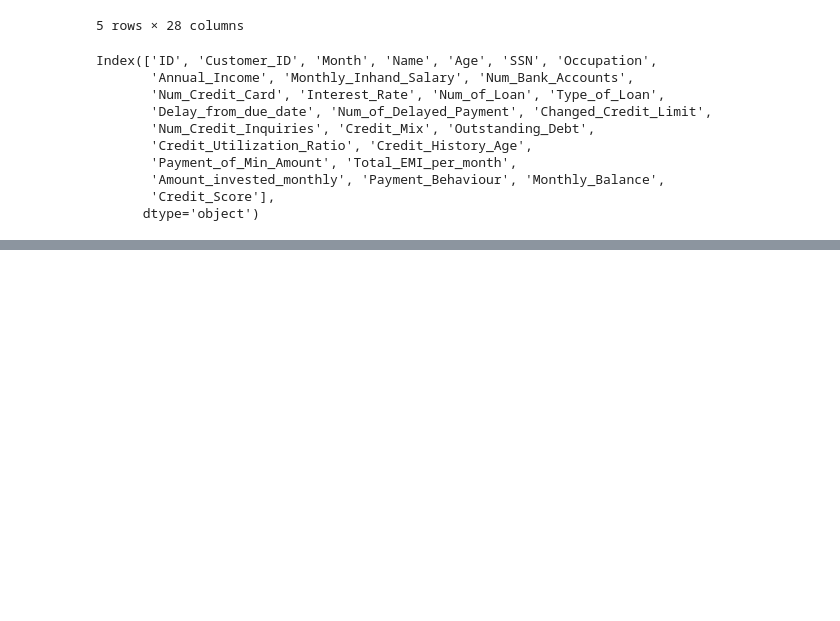
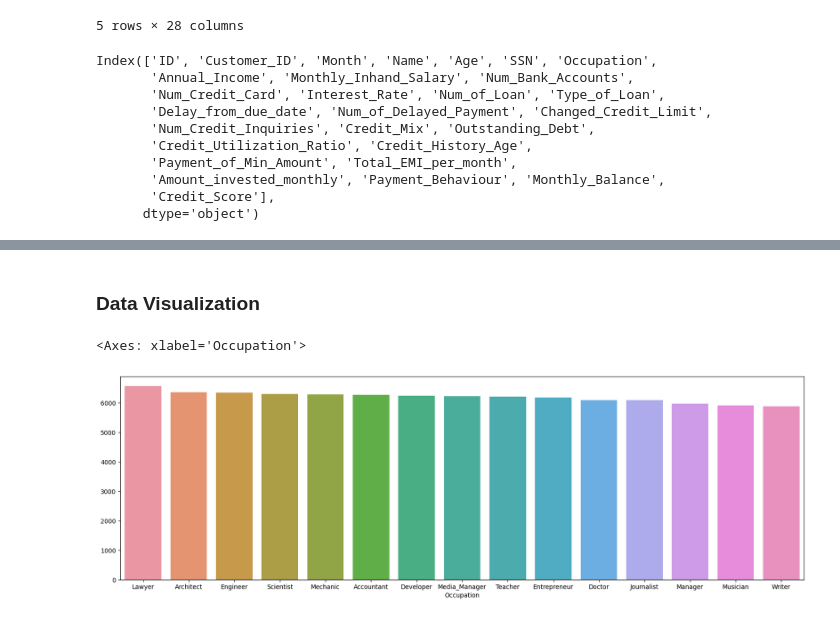
Before and after one commit to lilfakeS/MBAN6110Final, a Jupyter notebook: final_credit.ipynb, the cells around one changed output, grey strips where cells are left out. Saved outputs shown, nothing was run; the diff lists cells and outputs as text; code cells hidden in the pictures; blank space fills up the shorter version.

Commit message:
EDA&DATA CLEANING&PRE PROCESSING

```diff
--- a/final_credit.ipynb
+++ b/final_credit.ipynb
@@ -84,0 +209,15 @@ TypeError: 'NoneType' object is not subscriptable
+# %%
+df['Age']                     = df.Age.astype(int)
+df['Annual_Income']           = df.Annual_Income.astype(float)
+df['Num_of_Loan']             = df.Num_of_Loan.astype(int)
+df['Num_of_Delayed_Payment']  = df.Num_of_Delayed_Payment.astype(float)
+df['Changed_Credit_Limit']    = df.Changed_Credit_Limit.astype(float)
+df['Outstanding_Debt']        = df.Outstanding_Debt.astype(float)
+df['Amount_invested_monthly'] = df.Amount_invested_monthly.astype(float)
+df['Monthly_Balance']         = df.Monthly_Balance.astype(float)
+# %%
+# convert Credit_History_Age into months as numerical
+def Month_Converter(x):
+    return (int(x.split(' ')[0])*12 + int(x.split(' ')[3])) if pd.notnull(x) else x
+# %%
+df['Credit_History_Age'] = df.Credit_History_Age.apply(lambda x: Month_Converter(x)).astype(float)
@@ -84,0 +240,5 @@ TypeError: 'NoneType' object is not subscriptable
+# %%
+def clean_loan_type(x):
+    return x.lower().replace('and ', '').replace(', ', ',').strip() if pd.notna(x) else x
+
+df['Type_of_Loan'] = df['Type_of_Loan'].apply(clean_loan_type)
@@ -84,0 +261,10 @@ TypeError: 'NoneType' object is not subscriptable
+# %% [markdown]
+### Data Visualization
+# %%
+#distribution of Occupation
+occupation_counts = df['Occupation'].value_counts()
+plt.figure(figsize=(20,6))
+sns.barplot(x=occupation_counts.index, y=occupation_counts.values)
+# %% [output]
+<Axes: xlabel='Occupation'>
+[figure, added]
```
Also changed, not shown: parts of 47 cells of this notebook.
